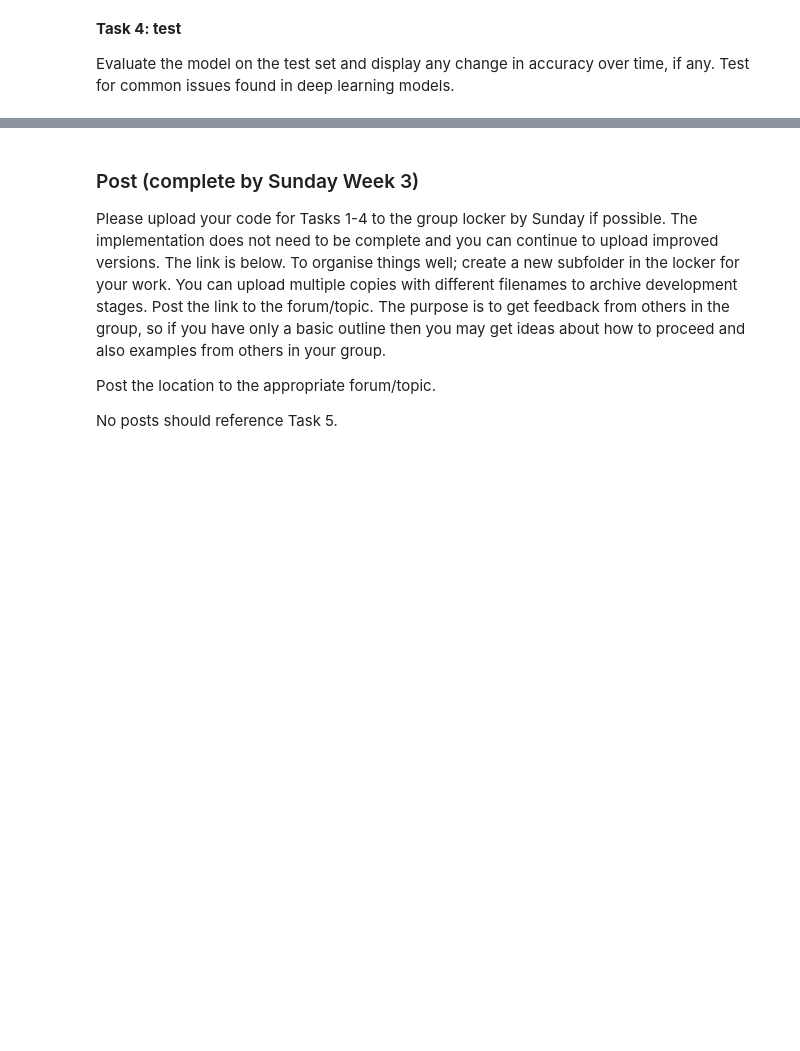
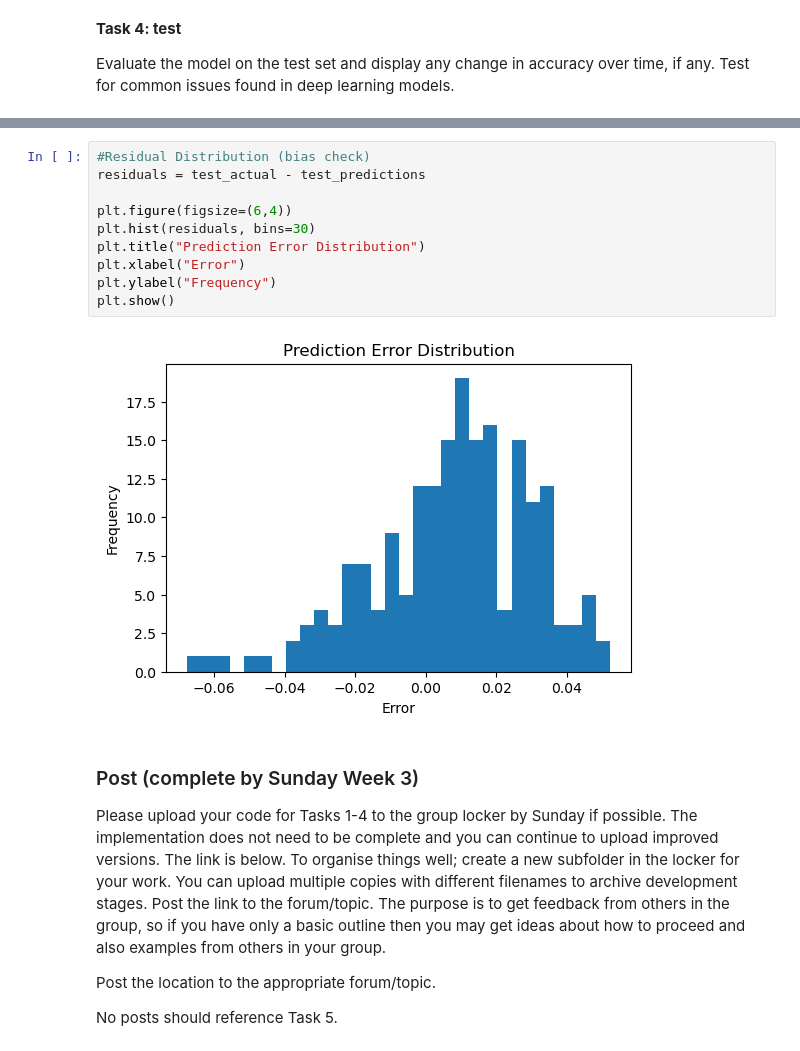
Before and after one commit to davidsheridan3/CS5004_Deep_Learning-2025-6_semester2, a Jupyter notebook: Etivity2_24300446.ipynb, the cells around one changed output, grey strips where cells are left out. Saved outputs shown, nothing was run; the diff lists cells and outputs as text; blank space fills up the shorter version.

```diff
--- a/Etivity2_24300446.ipynb
+++ b/Etivity2_24300446.ipynb
@@ -50,3 +401,15 @@ Evaluate the model on the test set and display any change in accuracy over time,
+# %%
+#Residual Distribution (bias check)
+residuals = test_actual - test_predictions
+
+plt.figure(figsize=(6,4))
+plt.hist(residuals, bins=30)
+plt.title("Prediction Error Distribution")
+plt.xlabel("Error")
+plt.ylabel("Frequency")
+plt.show()
+# %% [output]
+[figure, added]
 # %% [markdown]
 ### Post (complete by Sunday Week 3)
 
```
Also changed, not shown: parts of 25 cells of this notebook, 1 other file.
